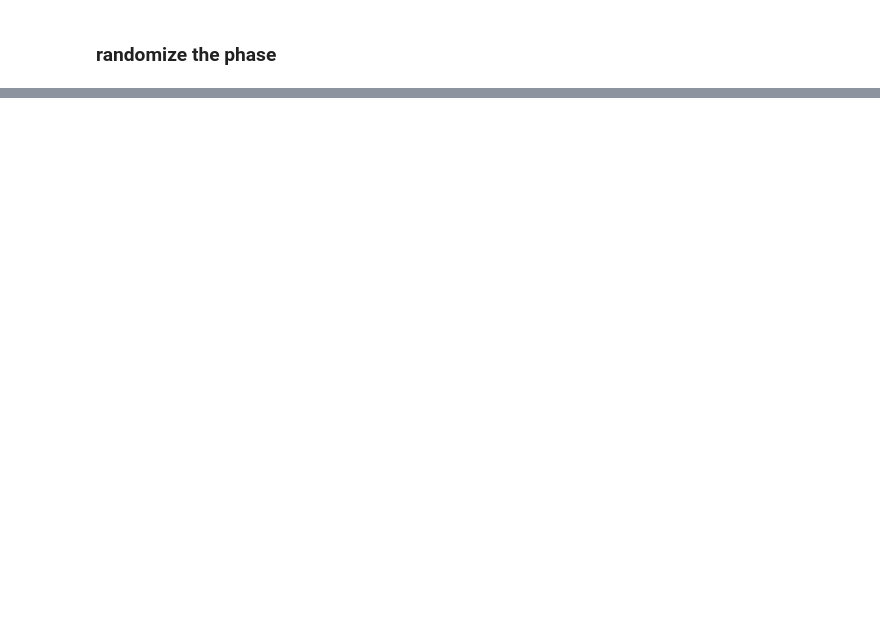
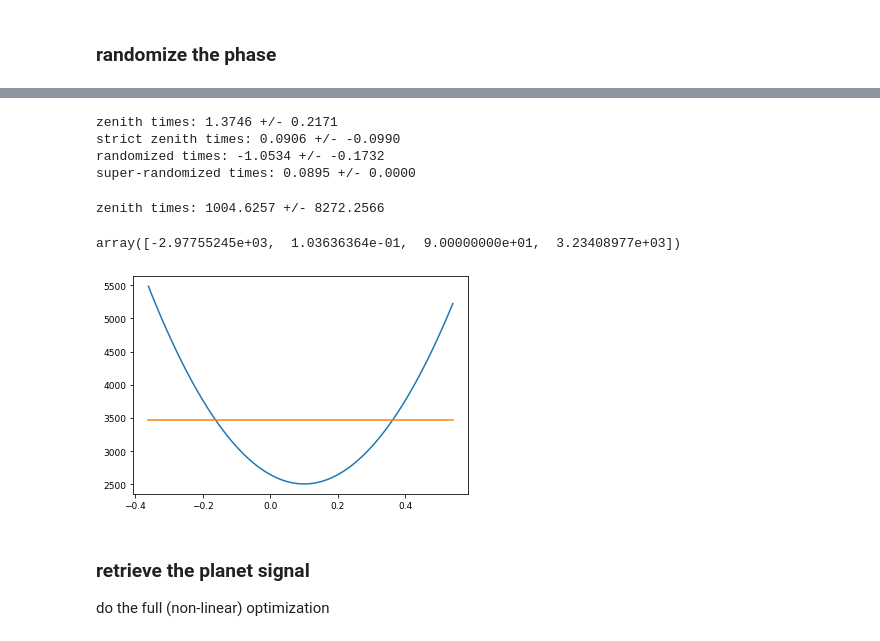
Before and after one commit to megbedell/thethethe, a Jupyter notebook: cadence/03-injection-recovery.ipynb, the cells around one changed output, grey strips where cells are left out. Drawn from its saved outputs; the diff is of its cells as text; code cells hidden in the pictures; blank space fills up the shorter version.

```diff
--- a/cadence/03-injection-recovery.ipynb
+++ b/cadence/03-injection-recovery.ipynb
@@ -204,0 +235,41 @@ plot_chisq_onepar_all(param, 'k1', ts_all, ys_all, yerrs_all, labels_all, colors
+# %%
+fit_onepar_all(param, 'k1', ts_all, ys_all, yerrs_all, labels_all, scale=0.1)
+# %% [output]
+zenith times: 1.3746 +/- 0.2171
+strict zenith times: 0.0906 +/- -0.0990
+randomized times: -1.0534 +/- -0.1732
+super-randomized times: 0.0895 +/- 0.0000
+# %%
+par_name = 'k1'
+scale = 5.
+true_value = np.copy(param[par_name].value)
+vals = np.linspace(-1, 1, 100) * true_value * scale + true_value
+N = len(ts_all)
+chisqs_all = [[] for i in range(N)]
+for val in vals:
+    param[par_name].value = val
+    model = radvel.model.RVModel(param)
+    for i in range(N):
+        chisqs_all[i].append(np.sum((ys_all[i] - model(ts_all[i]))**2/yerrs_all[i]**2))
+param[par_name].value = true_value
+
+i=0
+chisqs = np.asarray(chisqs_all[i])
+p0 = np.array([np.min(chisqs) - np.max(chisqs), vals[np.argmin(chisqs)],
+               true_value * scale * 200, np.median(chisqs)])
+soln = minimize(gauss_chisq, p0, args=(vals, chisqs))
+print('{0}: {1:.4f} +/- {2:.4f}'.format(labels_all[i], soln['x'][1], soln['x'][2]))
+# %% [output]
+zenith times: 1004.6257 +/- 8272.2566
+# %%
+p0
+# %% [output]
+array([-2.97755245e+03,  1.03636364e-01,  9.00000000e+01,  3.23408977e+03])
+# %%
+plt.plot(vals, chisqs_all[0])
+plt.plot(vals, gaussian(vals, soln['x']));
+# %% [output]
+[figure, added]
+# %% [markdown]
+### retrieve the planet signal
+do the full (non-linear) optimization
```
Also changed, not shown: parts of 11 cells of this notebook, 3 other files.
